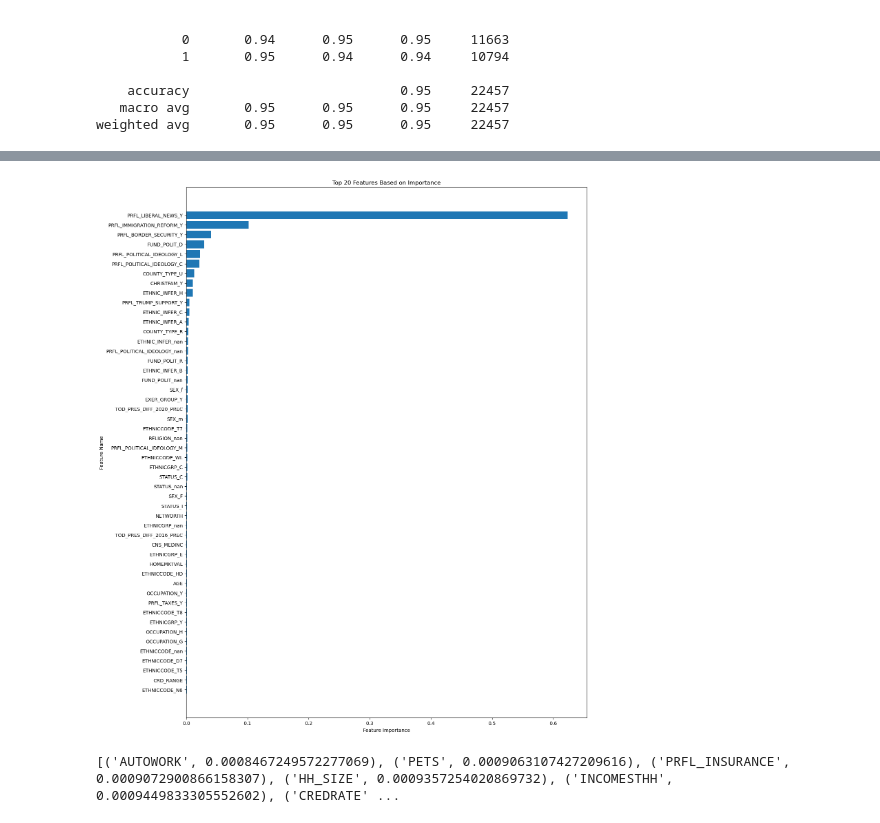
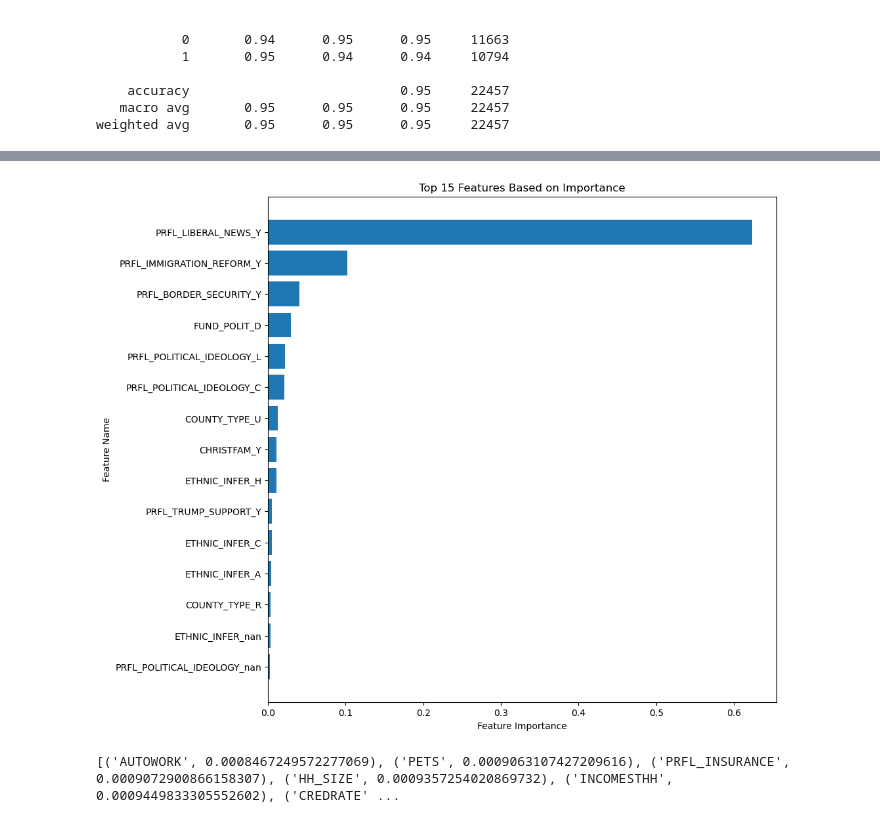
Before and after one commit to parkermoe/milestone2_MADS, a Jupyter notebook: Modeling_party_preference_Riley.ipynb, the cells around one changed output, grey strips where cells are left out. Cells and saved outputs as stored; diff of their text form; code cells hidden in the pictures.

```diff
--- a/Modeling_party_preference_Riley.ipynb
+++ b/Modeling_party_preference_Riley.ipynb
@@ -386,7 +236,7 @@ print(f"Number of RECORD_IDs in survey_data that don't have a match in full_data
 Number of RECORD_IDs in survey_data that don't have a match in full_data: 363
 # %%
 survey_data = infer_party(survey_data)
-survey_data = additional_cleaning(survey_data)
+#survey_data = additional_cleaning(survey_data)
 # %% [output]
 Final INFER_PARTY Ds and Rs:
 574
@@ -826,27 +694,50 @@ weighted avg       0.95      0.95      0.95     22457
 # %%
+#NO GRID SEARCH
 # Get feature importances
 feature_importances = xgb_classifier.feature_importances_
 
 # Get the column names for one-hot encoded categorical columns
 cat_feature_names = preprocessor.named_transformers_['cat'].named_steps['encoder'].get_feature_names_out(categorical_cols)
 
 # Combine with numerical column names
 feature_names = np.concatenate([cat_feature_names, numerical_cols])
 
 # Combine importances and column names into a list of tuples
-features_list = sorted(zip(feature_importances, feature_names), reverse=True)[:50]
+features_list = sorted(zip(feature_importances, feature_names), reverse=True)[:15]
 
 # Separate the tuples for plotting
 values, names = zip(*features_list)
 
+
+# #GRID SEARCH BEST MODEL
+# # 1. Access the 'preprocessor' and classifier from the best_pipeline
+# fitted_preprocessor = best_pipeline.named_steps['preprocessor']
+# xgb_classifier = best_pipeline.named_steps['classifier']
+
+# # 2. Rest of your code remains largely the same
+# feature_importances = xgb_classifier.feature_importances_
+
+# # Get the column names for one-hot encoded categorical columns
+# cat_feature_names = fitted_preprocessor.named_transformers_['cat'].named_steps['encoder'].get_feature_names_out(categorical_cols)
+
+# # Combine with numerical column names
+# feature_names = np.concatenate([cat_feature_names, numerical_cols])
+
+# # Combine importances and column names into a list of tuples
+# features_list = sorted(zip(feature_importances, feature_names), reverse=True)[:15]
+
+# # Separate the tuples for plotting
+# values, names = zip(*features_list)
+
 # Plot
-plt.figure(figsize=(15, 20))
+import matplotlib.pyplot as plt
+plt.figure(figsize=(10, 10))
 plt.barh(names, values, align='center')
 plt.xlabel('Feature Importance')
 plt.ylabel('Feature Name')
-plt.title('Top 20 Features Based on Importance')
+plt.title('Top 15 Features Based on Importance')
 plt.gca().invert_yaxis()  # Show the most important feature at the top
 plt.show()
 # %% [output]
-[figure, old version]
+[figure, new version]
 # %%
```
Also changed, not shown: parts of 21 cells of this notebook.
